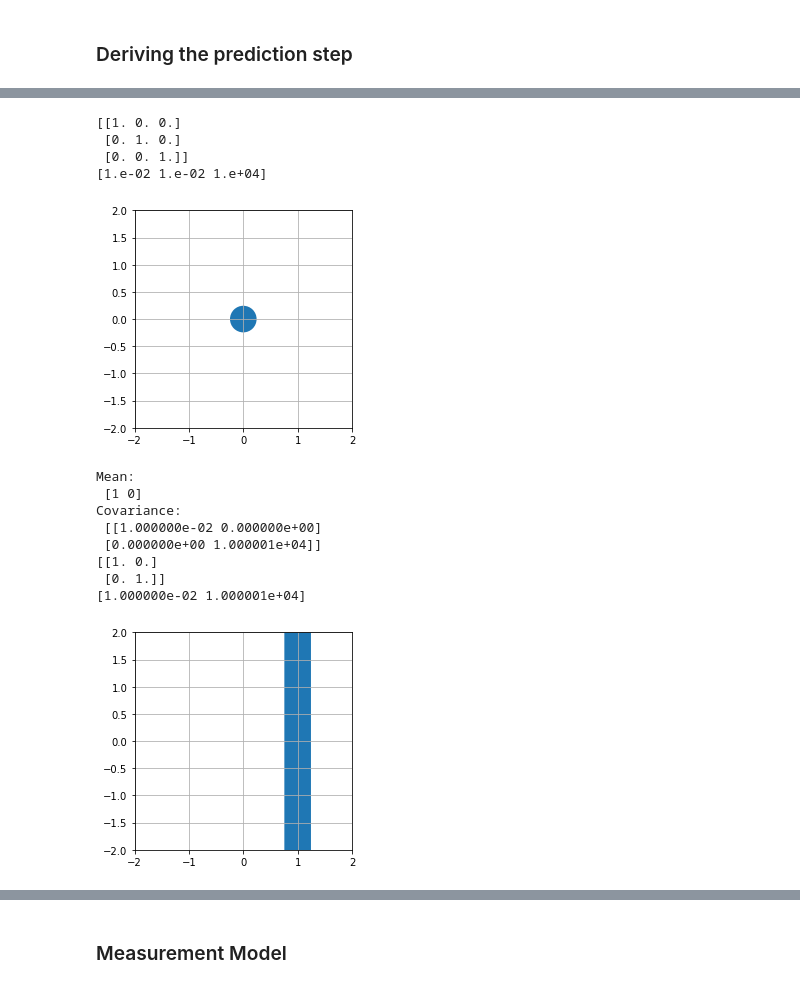
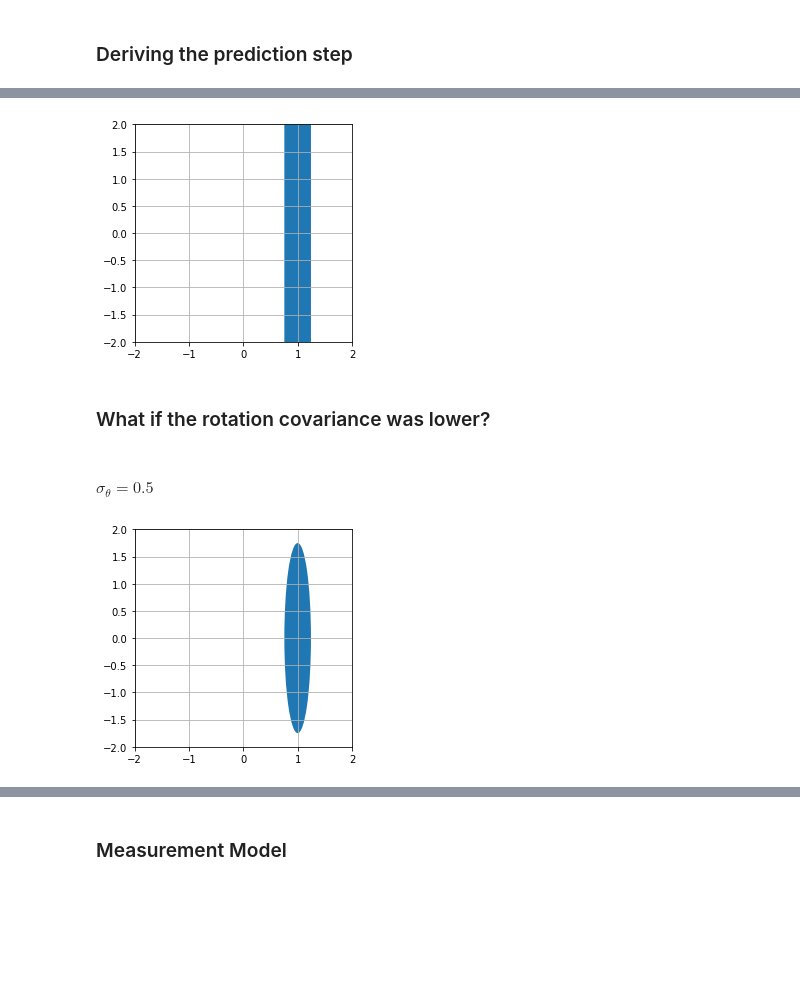
Before and after one commit to eanil/ProbabilisticRobotics, a Jupyter notebook: Chapter_3/Question_3.ipynb, the cells around one changed output, grey strips where cells are left out. Saved outputs shown, nothing was run; the diff lists cells and outputs as text; code cells hidden in the pictures; blank space fills up the shorter version.

```diff
--- a/Chapter_3/Question_3.ipynb
+++ b/Chapter_3/Question_3.ipynb
@@ -39,13 +92,7 @@ def Gt(mean_prev):
     return np.array([[1, 0, -np.sin(theta)], [0, 1, np.cos(theta)], [0, 0, 1]])
 # %%
 def Prediction(mean_prev, cov_prev, control):
-    x_prev = mean_prev[0]
-    y_prev = mean_prev[1]
-    theta_prev = mean_prev[2]
-
-    mean_predict = np.array([x_prev,
-                             y_prev,
-                             theta_prev]) + control
+    mean_predict = mean_prev + control
 
     G_prev = Gt(mean_prev)
     cov_predict = G_prev.dot(cov_prev).dot(G_prev.transpose())
@@ -60,8 +101,7 @@ import math
 # %%
 def drawEllipse(center, covariance):
     [eigValues_predict, eigVectors_predict] = LA.eig(covariance)
-    print(eigVectors_predict)
-    print(eigValues_predict)
+    #print([eigValues_predict, eigVectors_predict])
 
     ellipseWidth = 2 * math.sqrt(eigValues_predict[0] * 5.991)
     ellipseHeight = 2 * math.sqrt(eigValues_predict[1] * 5.991)
@@ -77,16 +117,6 @@ def drawEllipse(center, covariance):
     plt.grid(True)
 
     plt.show()
-
-
-cov_estimate = np.array([[0.01, 0, 0], [0, 0.01, 0], [0, 0, 10000]])
-drawEllipse((0,0), cov_estimate)
-# %% [output]
-[[1. 0. 0.]
- [0. 1. 0.]
- [0. 0. 1.]]
-[1.e-02 1.e-02 1.e+04]
-[figure, removed]
 # %%
 cov_prev = np.array([[0.01, 0, 0], [0, 0.01, 0], [0, 0, 10000]])
 mean_prev = np.array([0, 0, 0])
@@ -98,16 +128,28 @@ control = np.array([1, 0, 0])
 
 mean = mean[:2]
 cov =  cov[:2, :2]
-print("Mean:\n", mean)
-print("Covariance:\n", cov)
+#print("Mean:\n", mean)
+#print("Covariance:\n", cov)
 drawEllipse(mean, cov)
 # %% [output]
-Mean:
- [1 0]
-Covariance:
- [[1.000000e-02 0.000000e+00]
- [0.000000e+00 1.000001e+04]]
-[[1. 0.]
- [0. 1.]]
-[1.000000e-02 1.000001e+04]
 [figure]
+# %% [markdown]
+### What if the rotation covariance was lower?
+# %% [markdown]
+#### $\sigma_\theta = 0.5$
+# %%
+cov_prev = np.array([[0.01, 0, 0], [0, 0.01, 0], [0, 0, 0.5]])
+mean_prev = np.array([0, 0, 0])
+
+# move in x
+control = np.array([1, 0, 0])
+
+[mean, cov] = Prediction(mean_prev, cov_prev, control)
+
+mean = mean[:2]
+cov =  cov[:2, :2]
+#print("Mean:\n", mean)
+#print("Covariance:\n", cov)
+drawEllipse(mean, cov)
+# %% [output]
+[figure, added]
```
Also changed, not shown: parts of 21 cells of this notebook.
